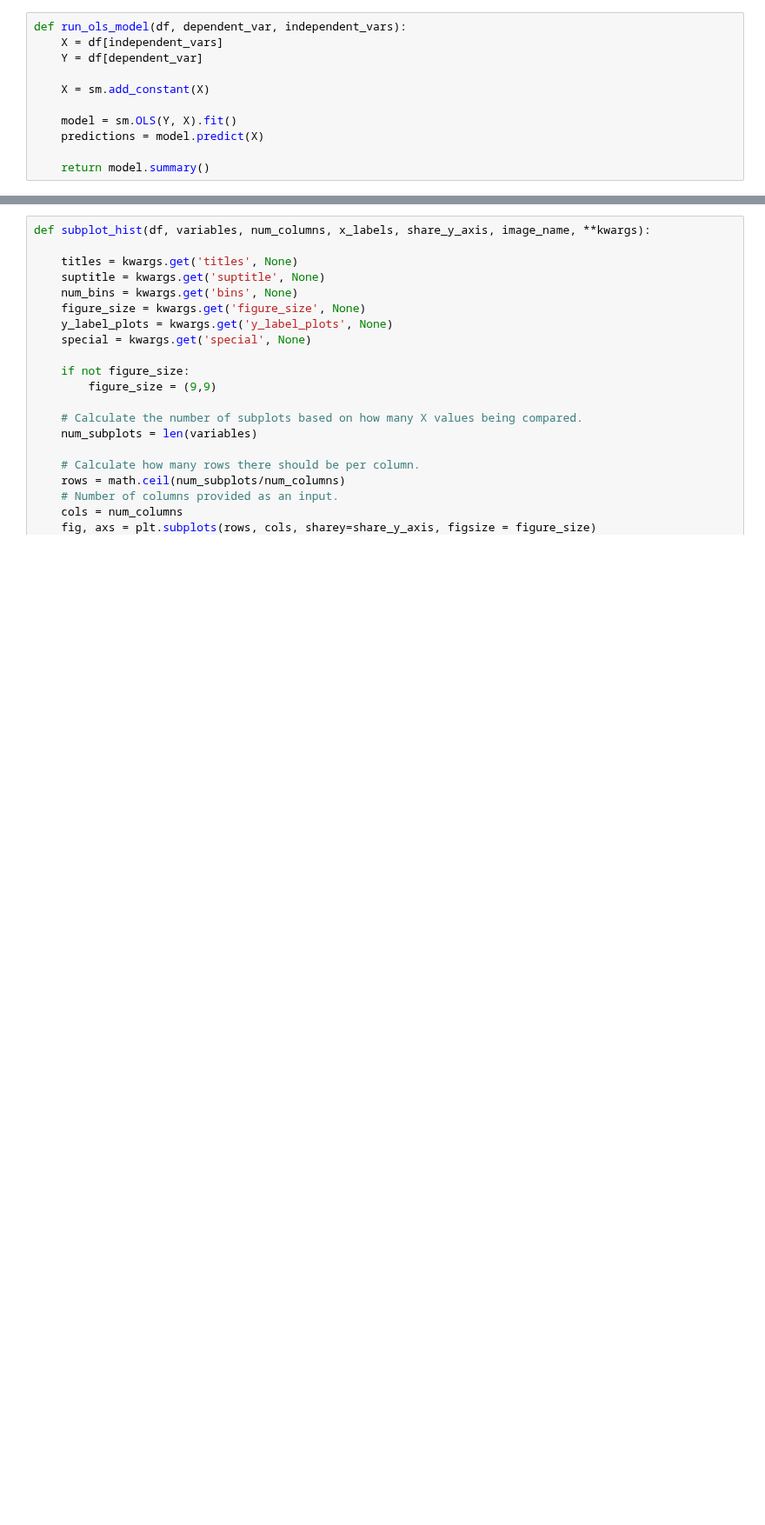
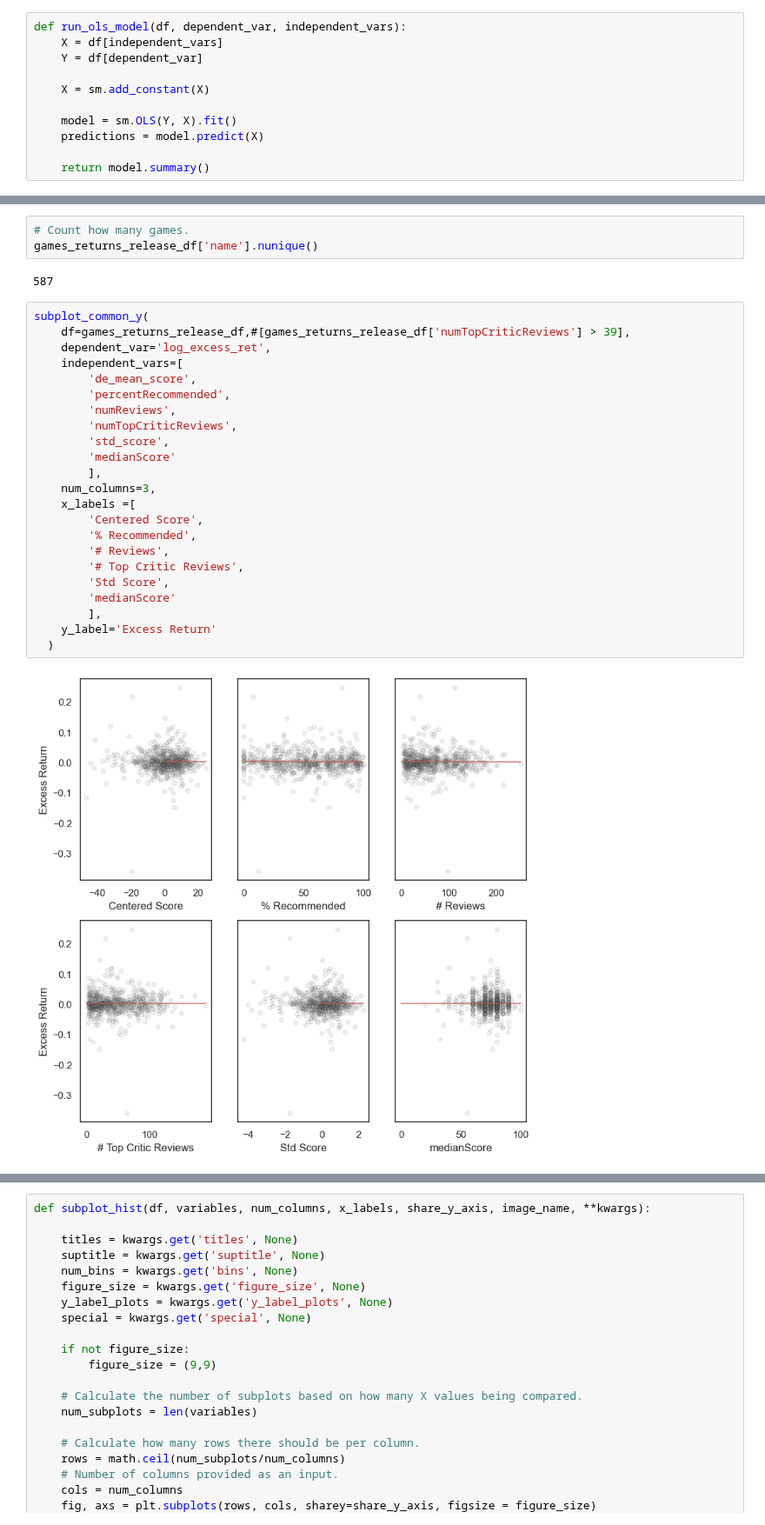
Before and after one commit to c0nn0rstevens/video-game-review-scores-returns-thesis, a Jupyter notebook: cross_sectional_regressions.ipynb, the cells around one changed output, grey strips where cells are left out. Shown at 87% size. Drawn from its saved outputs; the diff is of its cells as text; blank space fills up the shorter version.

```diff
--- a/cross_sectional_regressions.ipynb
+++ b/cross_sectional_regressions.ipynb
@@ -191,0 +282,30 @@ dtype: object
+# %%
+# Count how many games.
+games_returns_release_df['name'].nunique()
+# %% [output]
+587
+# %%
+subplot_common_y(
+    df=games_returns_release_df,#[games_returns_release_df['numTopCriticReviews'] > 39],
+    dependent_var='log_excess_ret',
+    independent_vars=[
+        'de_mean_score',
+        'percentRecommended',
+        'numReviews',
+        'numTopCriticReviews',
+        'std_score',
+        'medianScore'
+        ],
+    num_columns=3,
+    x_labels =[
+        'Centered Score',
+        '% Recommended',
+        '# Reviews',
+        '# Top Critic Reviews',
+        'Std Score',
+        'medianScore'
+        ],
+    y_label='Excess Return'
+  )
+# %% [output]
+[figure, added]
```
Also changed, not shown: parts of 47 cells of this notebook, 13 other files.
